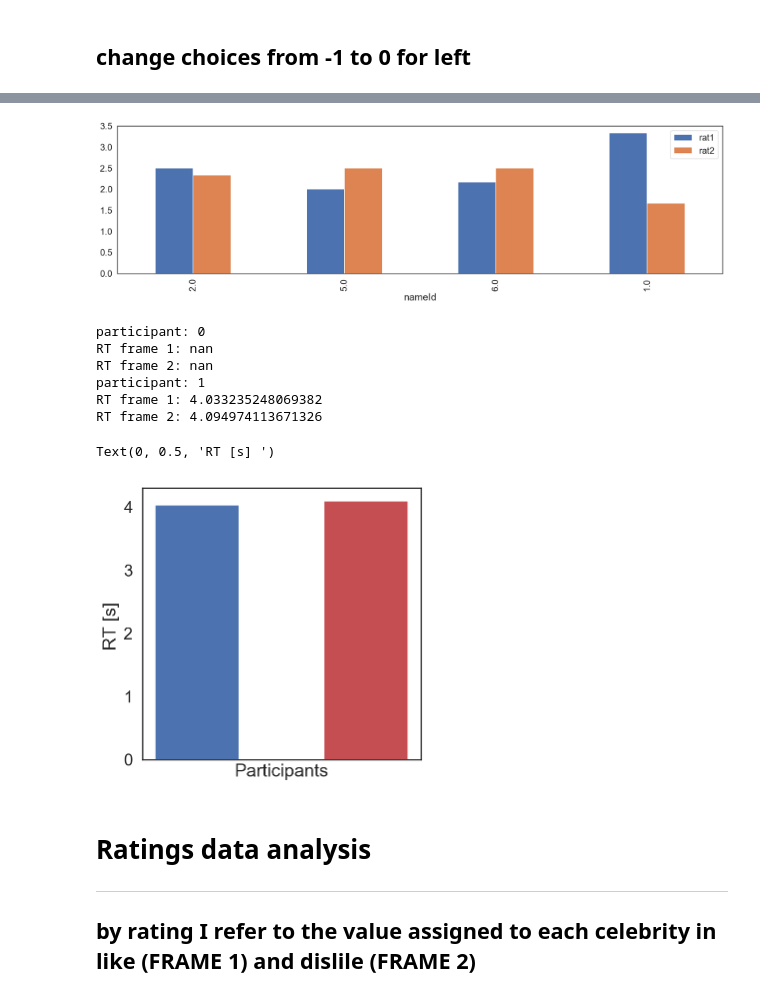
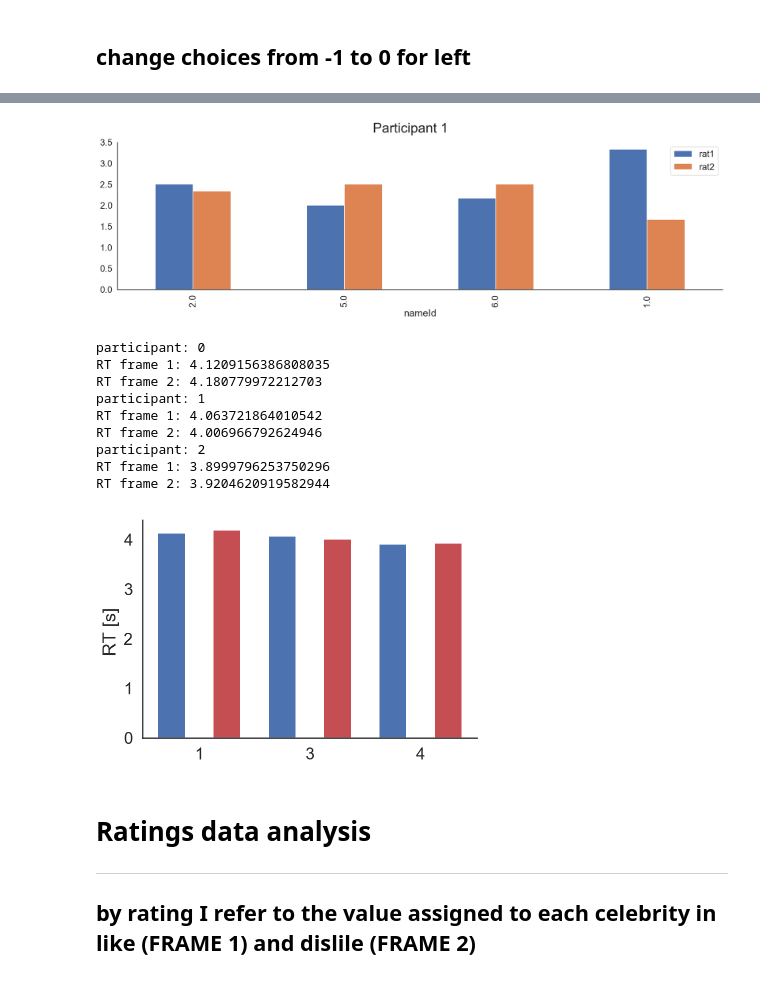
Before and after one commit to pradysepulveda/PFT_fMRI_2019, a Jupyter notebook: Pilots Pet Scanner/Analysis/Pilot_Choice_Analysis.ipynb, the cells around one changed output, grey strips where cells are left out. Cells and saved outputs as stored; diff of their text form; code cells hidden in the pictures.

Commit message:
new pilots 02 and 03

```diff
--- a/Pilots Pet Scanner/Analysis/Pilot_Choice_Analysis.ipynb
+++ b/Pilots Pet Scanner/Analysis/Pilot_Choice_Analysis.ipynb
@@ -27,8 +27,8 @@ from IPython.display import Image
 # %% [markdown]
 ## Load data participants
 # %%
-data_exp1 = pd.read_csv('/Users/pradyumna/OneDrive - University College London/PhD Projects/PFT_MRI_Experiment/Scanner Pilot/All/PFT_Choice_ScanPilot_All.csv')
-data_exp_ratings_2 = pd.read_csv('/Users/pradyumna/OneDrive - University College London/PhD Projects/PFT_MRI_Experiment/Scanner Pilot/All/PFT_idRatingsFrame_ScanPilot_All.csv')
+data_exp1 = pd.read_csv('/Users/pradyumna/OneDrive - University College London/PhD Projects/PFT_MRI_Experiment/Scanner Pilot/All_Behavioral/PFT_Choice_ScanPilot_All_134.csv')
+data_exp_ratings_2 = pd.read_csv('/Users/pradyumna/OneDrive - University College London/PhD Projects/PFT_MRI_Experiment/Scanner Pilot/All_Behavioral/PFT_idRatingsFrame_ScanPilot_All_134.csv')
 # %%
 # Insert to exclude particitipants
 excludedPart = []
@@ -172,33 +180,43 @@ data_exp1
 # %%
+sns.set(font_scale=1.5, style='white')
+ax = data_exp_ratings_2.loc[(data_exp_ratings_2['Part'] == 1)].plot.bar(x='nameId',y=['rat1','rat2'], figsize=(20,5), )
+plt.suptitle('Participant ' + str(1), fontsize = 25)
 
-ax = data_exp_ratings_2.loc[(data_exp_ratings_2['Part'] == 1)].plot.bar(x='nameId',y=['rat1','rat2'], figsize=(20,5), )
+sns.despine()
 # %% [output]
-[figure, old version]
+[figure, new version]
 # %%
 fig, ax = plt.subplots()
+sns.set(font_scale=1.5, style='white')
+
 width = 0.25
 partNames = data_exp1.Part.unique()
-for i in [0,1]:
-    RT_mean1 = data_exp1.loc[(data_exp1['Part'] == i) & (data_exp1['frame'] == 1) ].RT.mean()
-    RT_mean2 = data_exp1.loc[(data_exp1['Part'] == i) & (data_exp1['frame'] == 2) ].RT.mean()
+for i in np.arange(len(partNames)):
+    RT_mean1 = data_exp1.loc[(data_exp1['Part'] == partNames[i]) & (data_exp1['frame'] == 1) ].RT.mean()
+    RT_mean2 = data_exp1.loc[(data_exp1['Part'] == partNames[i]) & (data_exp1['frame'] == 2) ].RT.mean()
     print ('participant: ' + str(i))
     print ('RT frame 1: ' + str(RT_mean1))
     print ('RT frame 2: ' + str(RT_mean2))
-    plt.bar(i-0.25, RT_mean1,width,color='b')
-    plt.bar(i+0.25, RT_mean2,width,color='r')
+    plt.bar(i-0.25, RT_mean1,width,color='b', label = 'Like')
+    plt.bar(i+0.25, RT_mean2,width,color='r', label = 'Dislike')
 
 plt.xticks(range(len(partNames)), partNames)
-plt.xlabel("Participants")
+plt.xlabel("")
 plt.ylabel("RT [s] ")
+#plt.xticks([i-0.5,i+0.5],["Like ","Dislike"], rotation=0, fontsize=25)
+#plt.legend()
+sns.despine()
 # %% [output]
 participant: 0
-RT frame 1: nan
-RT frame 2: nan
+RT frame 1: 4.1209156386808035
+RT frame 2: 4.180779972212703
 participant: 1
-RT frame 1: 4.033235248069382
-RT frame 2: 4.094974113671326
+RT frame 1: 4.063721864010542
+RT frame 2: 4.006966792624946
+participant: 2
+RT frame 1: 3.8999796253750296
+RT frame 2: 3.9204620919582944
-Text(0, 0.5, 'RT [s] ')
-[figure, old version]
+[figure, new version]
 # %% [markdown]
 # Ratings data analysis
 ----------------------------------------
```
Also changed, not shown: parts of 36 cells of this notebook, 5 other files.
